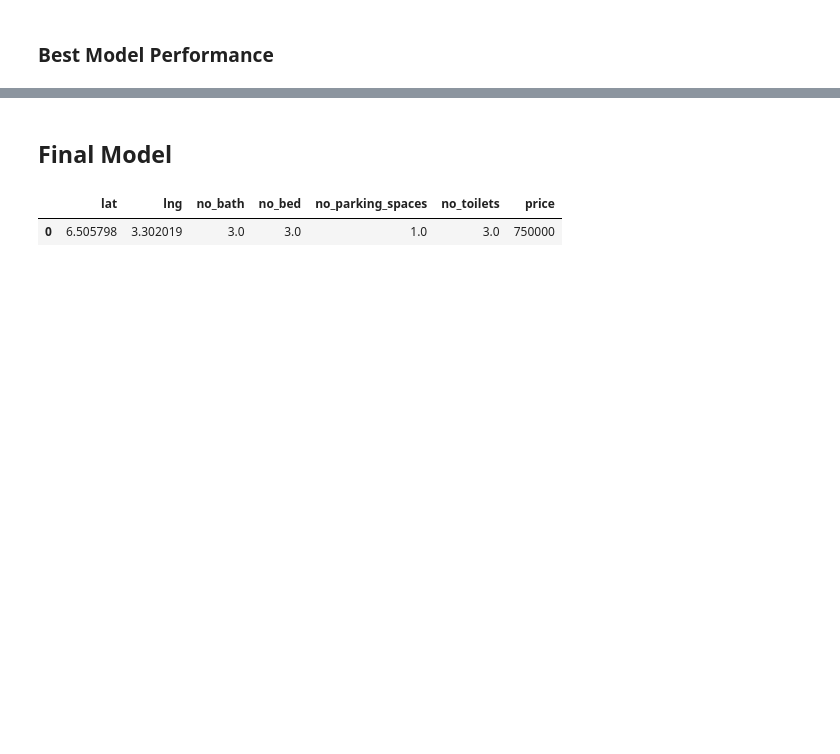
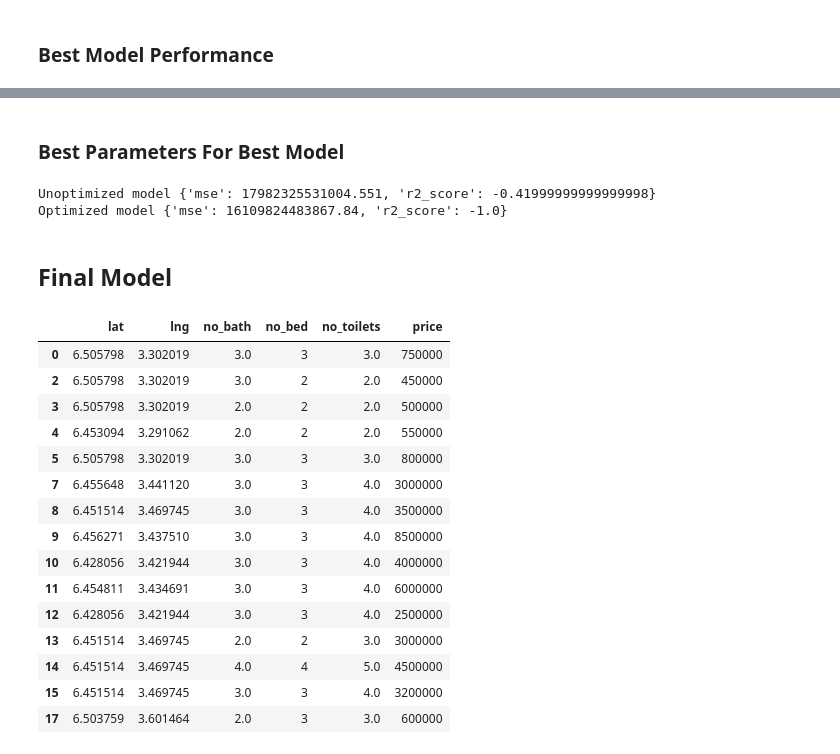
Before and after one commit to victorlenerd/lagos_housing, a Jupyter notebook: lagos_housing.ipynb, the cells around one changed output, grey strips where cells are left out. Saved outputs shown, nothing was run; the diff lists cells and outputs as text; code cells hidden in the pictures; blank space fills up the shorter version.

Commit message:
Making predictions with optimised DT model

```diff
--- a/lagos_housing.ipynb
+++ b/lagos_housing.ipynb
@@ -58,6 +57,7 @@ df.describe()
 | max | 7.539378 | 400106.000000 | 12345.000000 | 5.000000e+09 |
 # %%
 df = df.drop('address', axis=1)
+df = df.drop('no_parking_spaces', axis=1)
 # %%
 def clean_nums(num):
     try:
@@ -70,7 +70,6 @@ def clean_nums(num):
 df['no_bed'] = df['no_bed'].apply(clean_nums)
 df['no_bath'] = df['no_bath'].apply(clean_nums)
 df['no_toilets'] = df['no_toilets'].apply(clean_nums)
-df['no_parking_spaces'] = df['no_parking_spaces'].apply(clean_nums)
 # %%
 df = df[df['no_bed'] > 1]
 df = df[df['no_bed'] < 11]
@@ -80,16 +79,6 @@ df = df[df['no_bath'] < 11]
 
 df = df[df['no_toilets'] > 1]
 df = df[df['no_toilets'] < 11]
-# %%
-def clean_park(r):
-    if r['no_bed'] > 2 and r['no_parking_spaces'] < 1:
-        r['no_parking_spaces'] = 1
-        return r
-
-    return r
-
-df = df.apply(clean_park, axis=1)
-df = df[df['no_parking_spaces'] < 10]
 # %%
 df = df[np.isfinite(df['price'])]
 # %%
@@ -330,3 +305,25 @@ DecisionTreeRegressor 2 r2_score_test 0.45
+# %% [markdown]
+### Best Parameters For Best Model
+# %%
+def performance_metric(y_true, y_predict):
+    return sm.r2_score(y_true, y_predict)
+
+clf = DecisionTreeRegressor()
+
+parameters = { 'max_depth': range(1, 20) }
+scorer = make_scorer(performance_metric)
+grid_obj = GridSearchCV(clf, param_grid=parameters, scoring=scorer)
+grid_fit = grid_obj.fit(X_train, y_train)
+best_clf = grid_fit.best_estimator_
+
+predictions = (clf.fit(X_train, y_train)).predict(X_test)
+best_predictions = best_clf.predict(X_test)
+
+print("Unoptimized model", accuracy(predictions, y_test))
+print("Optimized model", accuracy(best_predictions, y_test))
+# %% [output]
+Unoptimized model {'mse': 17982325531004.551, 'r2_score': -0.41999999999999998}
+Optimized model {'mse': 16109824483867.84, 'r2_score': -1.0}
 # %% [markdown]
 ## Final Model
 # %%
@@ -334,6 +331,20 @@ model = clf_c
 # %%
-df.head(n=1)
+df.head(n=15)
 # %% [output]
-|  | lat | lng | no_bath | no_bed | no_parking_spaces | no_toilets | price |
-| 0 | 6.505798 | 3.302019 | 3.0 | 3.0 | 1.0 | 3.0 | 750000 |
+|  | lat | lng | no_bath | no_bed | no_toilets | price |
+| 0 | 6.505798 | 3.302019 | 3.0 | 3 | 3.0 | 750000 |
+| 2 | 6.505798 | 3.302019 | 3.0 | 2 | 2.0 | 450000 |
+| 3 | 6.505798 | 3.302019 | 2.0 | 2 | 2.0 | 500000 |
+| 4 | 6.453094 | 3.291062 | 2.0 | 2 | 2.0 | 550000 |
+| 5 | 6.505798 | 3.302019 | 3.0 | 3 | 3.0 | 800000 |
+| 7 | 6.455648 | 3.441120 | 3.0 | 3 | 4.0 | 3000000 |
+| 8 | 6.451514 | 3.469745 | 3.0 | 3 | 4.0 | 3500000 |
+| 9 | 6.456271 | 3.437510 | 3.0 | 3 | 4.0 | 8500000 |
+| 10 | 6.428056 | 3.421944 | 3.0 | 3 | 4.0 | 4000000 |
+| 11 | 6.454811 | 3.434691 | 3.0 | 3 | 4.0 | 6000000 |
+| 12 | 6.428056 | 3.421944 | 3.0 | 3 | 4.0 | 2500000 |
+| 13 | 6.451514 | 3.469745 | 2.0 | 2 | 3.0 | 3000000 |
+| 14 | 6.451514 | 3.469745 | 4.0 | 4 | 5.0 | 4500000 |
+| 15 | 6.451514 | 3.469745 | 3.0 | 3 | 4.0 | 3200000 |
+| 17 | 6.503759 | 3.601464 | 2.0 | 3 | 3.0 | 600000 |
 # %%
```
Also changed, not shown: parts of 16 cells of this notebook.
